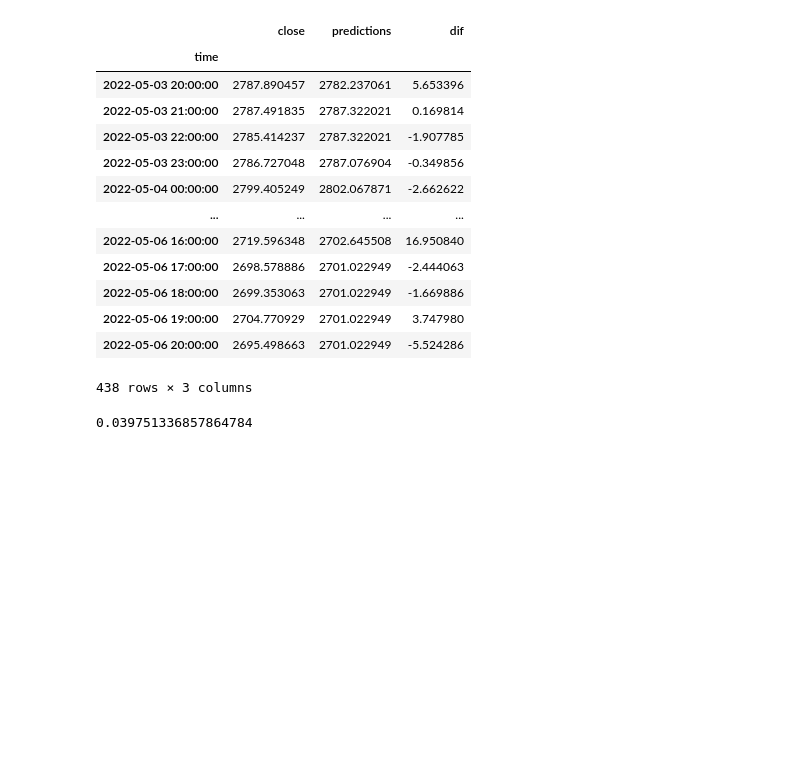
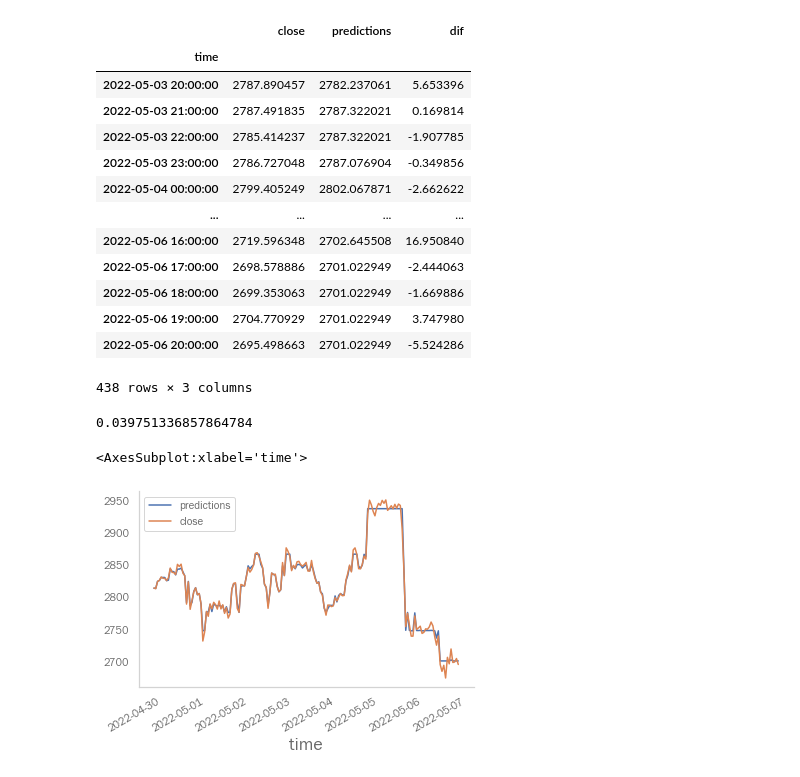
Before and after one commit to jdavisdevops/underminer_v2, a Jupyter notebook: interface.ipynb, the cells around one changed output. Cells and saved outputs as stored; diff of their text form; code cells hidden in the pictures; blank space fills up the shorter version.

```diff
--- a/interface.ipynb
+++ b/interface.ipynb
@@ -78,3 +76,8 @@ tmp[['close','predictions','dif']]
 tmp.dif.mean()
 # %% [output]
 0.039751336857864784
+# %%
+m.plot_day(num_days = 7)
+# %% [output]
+<AxesSubplot:xlabel='time'>
+[figure, added]
```
Also changed, not shown: parts of 6 cells of this notebook, 1 other file.
